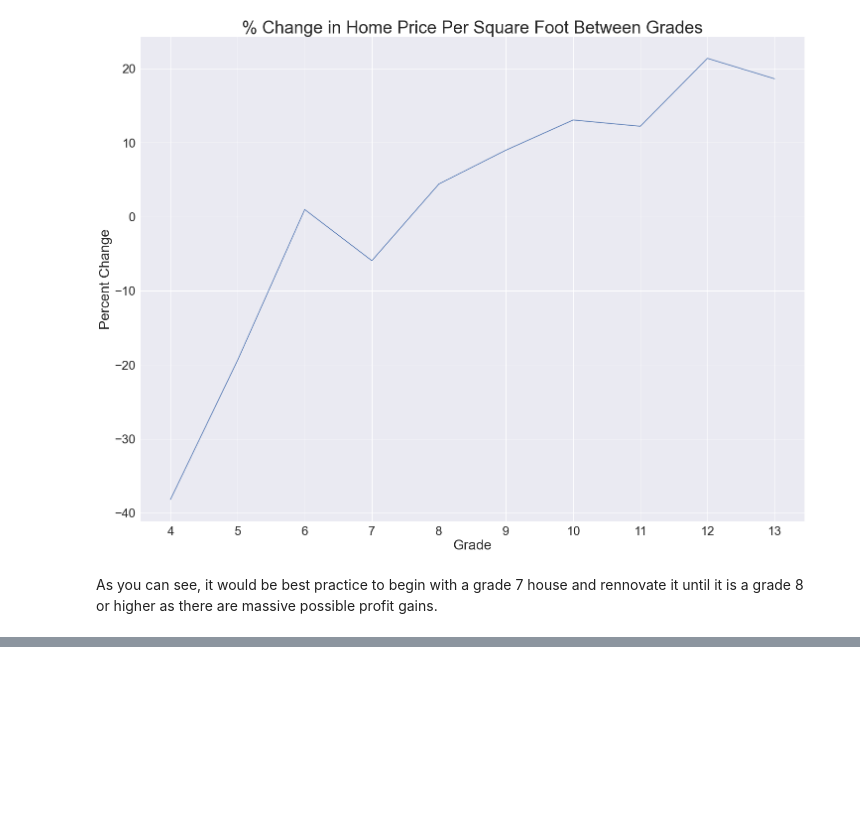
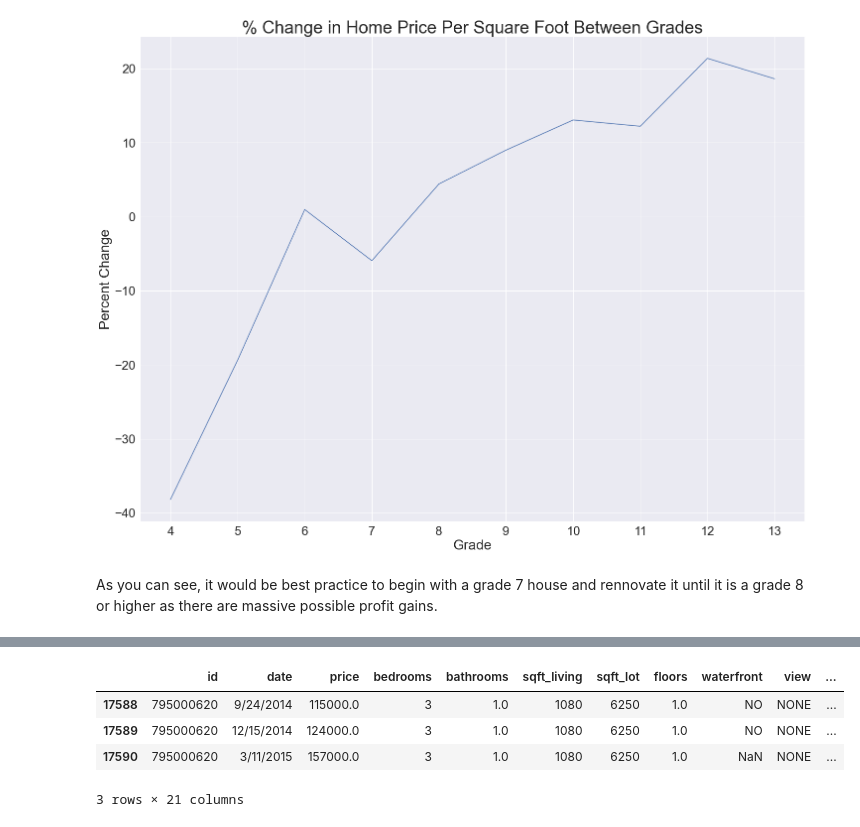
Before and after one commit to soohojp/Phase2_Project, a Jupyter notebook: Price_Grade_Sqft.ipynb, the cells around one changed output, grey strips where cells are left out. Saved outputs shown, nothing was run; the diff lists cells and outputs as text; code cells hidden in the pictures; blank space fills up the shorter version.

```diff
--- a/Price_Grade_Sqft.ipynb
+++ b/Price_Grade_Sqft.ipynb
@@ -148,0 +188,9 @@ As you can see, it would be best practice to begin with a grade 7 house and renn
+# %%
+duplicates2 = df4[df4['id'].map(df4['id'].value_counts()) >= 3]
+duplicates2
+# %% [output]
+|  | id | date | price | bedrooms | bathrooms | sqft_living | sqft_lot | floors | waterfront | view | ... |
+| 17588 | 795000620 | 9/24/2014 | 115000.0 | 3 | 1.0 | 1080 | 6250 | 1.0 | NO | NONE | ... |
+| 17589 | 795000620 | 12/15/2014 | 124000.0 | 3 | 1.0 | 1080 | 6250 | 1.0 | NO | NONE | ... |
+| 17590 | 795000620 | 3/11/2015 | 157000.0 | 3 | 1.0 | 1080 | 6250 | 1.0 | NaN | NONE | ... |
+3 rows × 21 columns
```
Also changed, not shown: parts of 4 cells of this notebook.
